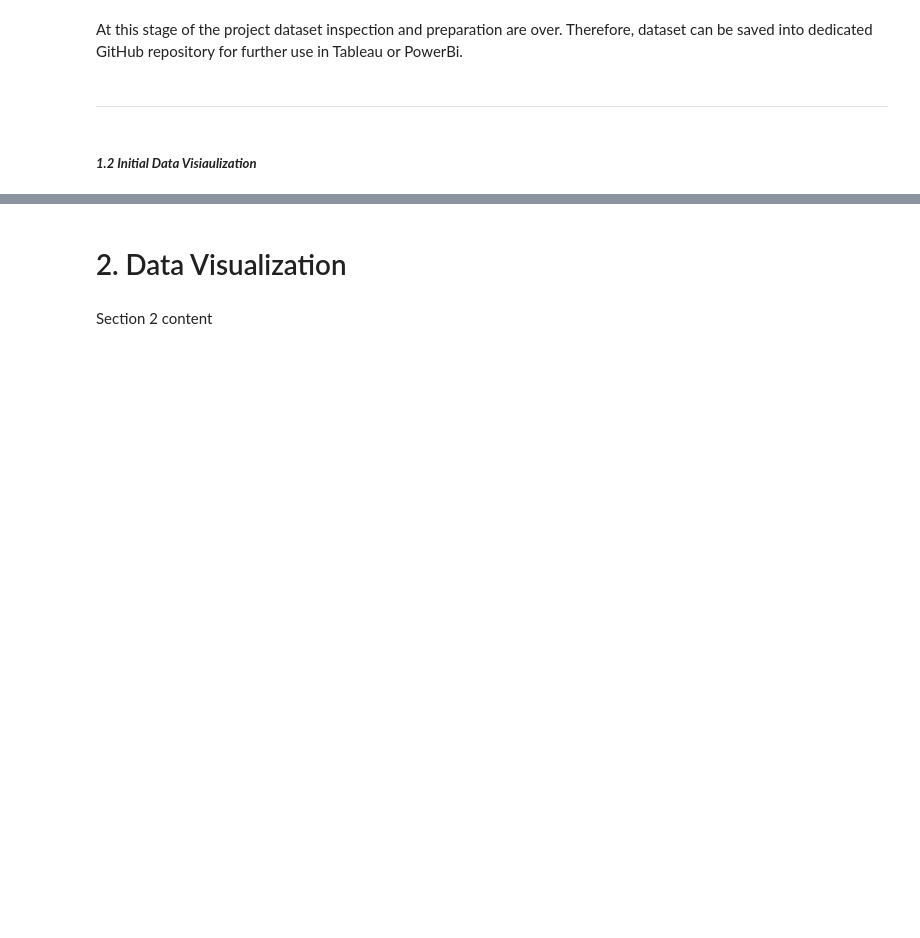
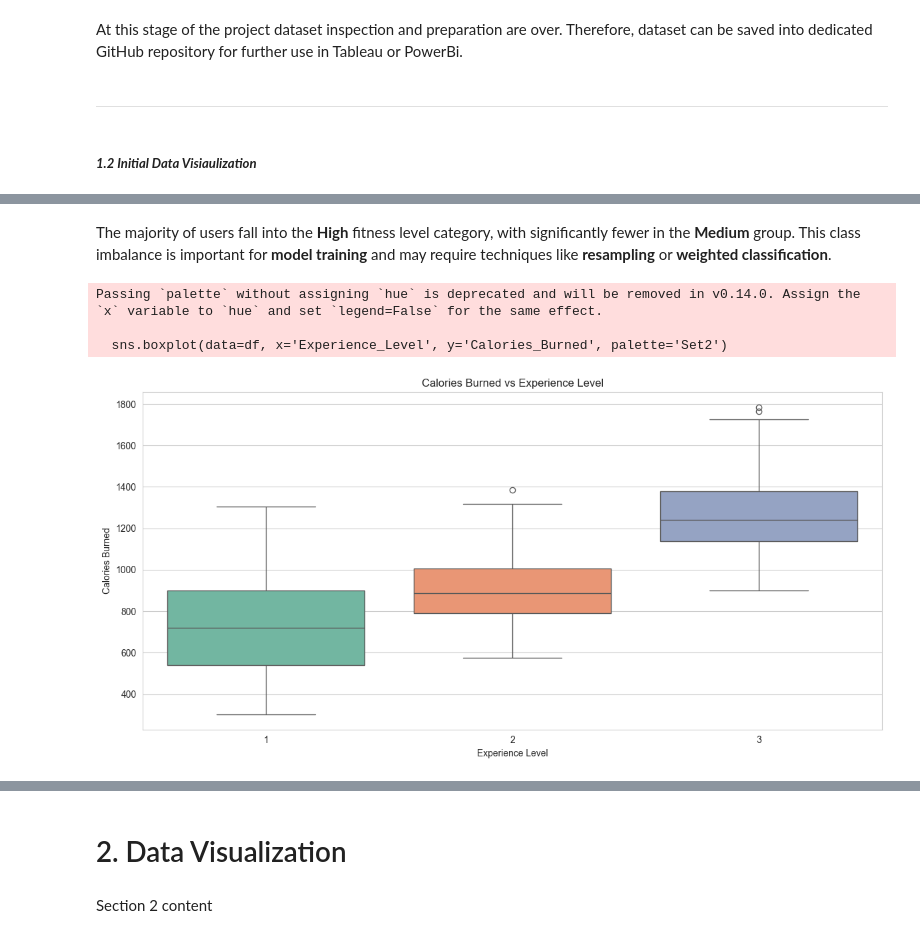
Before and after one commit to YShutko/CI_fitness_patterns_and_perfofmance_analysis, a Jupyter notebook: jupyter_notebooks/fitness_patterns_and_perfofmance_analysis.ipynb, the cells around one changed output, grey strips where cells are left out. Drawn from its saved outputs; the diff is of its cells as text; code cells hidden in the pictures; blank space fills up the shorter version.

```diff
--- a/jupyter_notebooks/fitness_patterns_and_perfofmance_analysis.ipynb
+++ b/jupyter_notebooks/fitness_patterns_and_perfofmance_analysis.ipynb
@@ -262,0 +355,14 @@ df.to_csv('../data/cleaned_gym_members_exercise_tracking.csv', index=False)
+# %% [markdown]
+The majority of users fall into the **High** fitness level category, with significantly fewer in the **Medium** group. This class imbalance is important for **model training** and may require techniques like **resampling** or **weighted classification**.
+# %%
+sns.boxplot(data=df, x='Experience_Level', y='Calories_Burned', palette='Set2')
+plt.title('Calories Burned vs Experience Level')
+plt.xlabel('Experience Level')
+plt.ylabel('Calories Burned')
+plt.tight_layout()
+plt.show()
+# %% [output]
+Passing `palette` without assigning `hue` is deprecated and will be removed in v0.14.0. Assign the `x` variable to `hue` and set `legend=False` for the same effect.
+
+  sns.boxplot(data=df, x='Experience_Level', y='Calories_Burned', palette='Set2')
+[figure, added]
```
Also changed, not shown: parts of 20 cells of this notebook.
